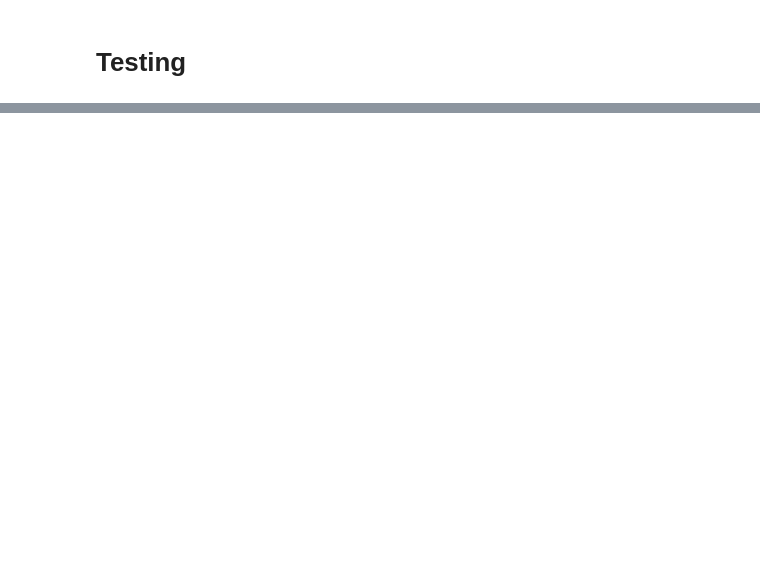
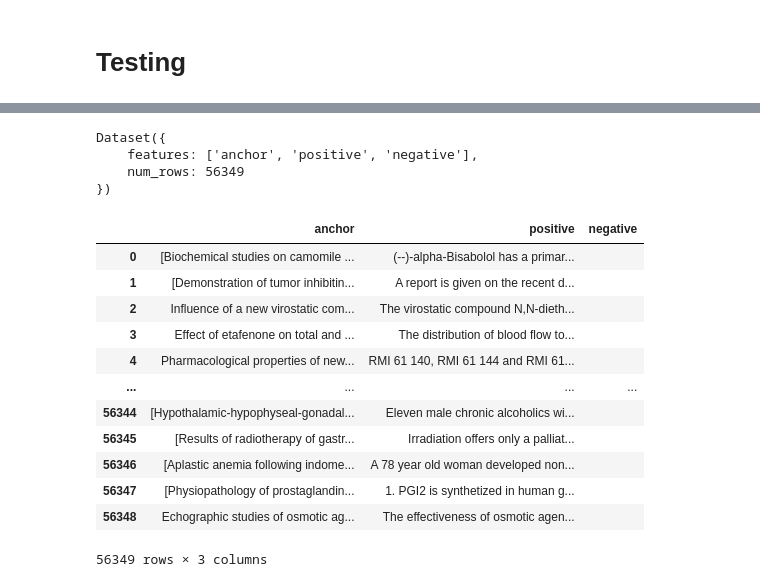
Before and after one commit to NASA-IMPACT/st-training-workflow, a Jupyter notebook: data_exploration/9_stage2_data_prep_test.ipynb, the cells around one changed output, grey strips where cells are left out. Saved outputs shown, nothing was run; the diff lists cells and outputs as text; code cells hidden in the pictures; blank space fills up the shorter version.

```diff
--- a/data_exploration/9_stage2_data_prep_test.ipynb
+++ b/data_exploration/9_stage2_data_prep_test.ipynb
@@ -411,0 +619,25 @@ in_memory_dataset.map()
+# %%
+mapped_ds
+# %% [output]
+Dataset({
+    features: ['anchor', 'positive', 'negative'],
+    num_rows: 56349
+})
+# %%
+dx = mapped_ds.to_pandas()
+# %%
+dx
+# %% [output]
+|  | anchor | positive | negative |
+| 0 | [Biochemical studies on camomile ... | (--)-alpha-Bisabolol has a primar... |  |
+| 1 | [Demonstration of tumor inhibitin... | A report is given on the recent d... |  |
+| 2 | Influence of a new virostatic com... | The virostatic compound N,N-dieth... |  |
+| 3 | Effect of etafenone on total and ... | The distribution of blood flow to... |  |
+| 4 | Pharmacological properties of new... | RMI 61 140, RMI 61 144 and RMI 61... |  |
+| ... | ... | ... | ... |
+| 56344 | [Hypothalamic-hypophyseal-gonadal... | Eleven male chronic alcoholics wi... |  |
+| 56345 | [Results of radiotherapy of gastr... | Irradiation offers only a palliat... |  |
+| 56346 | [Aplastic anemia following indome... | A 78 year old woman developed non... |  |
+| 56347 | [Physiopathology of prostaglandin... | 1. PGI2 is synthetized in human g... |  |
+| 56348 | Echographic studies of osmotic ag... | The effectiveness of osmotic agen... |  |
+56349 rows × 3 columns
```
Also changed, not shown: parts of 46 cells of this notebook, 6 other files.
